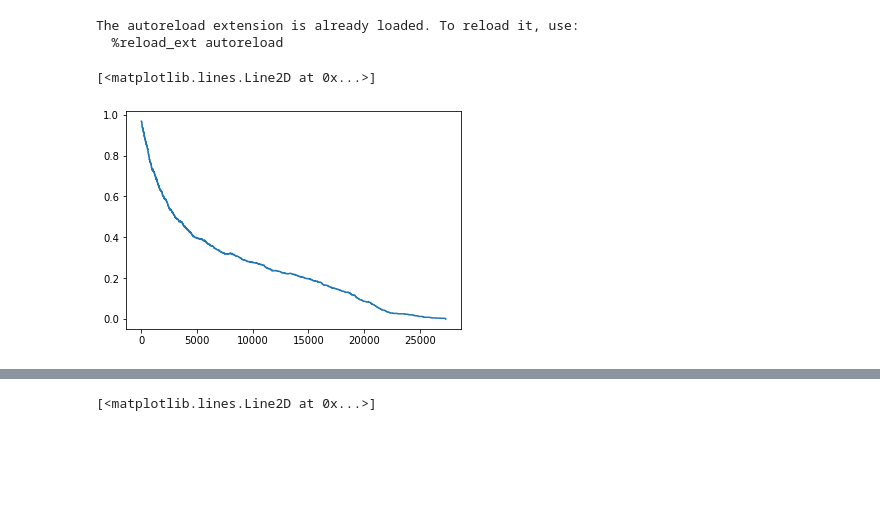
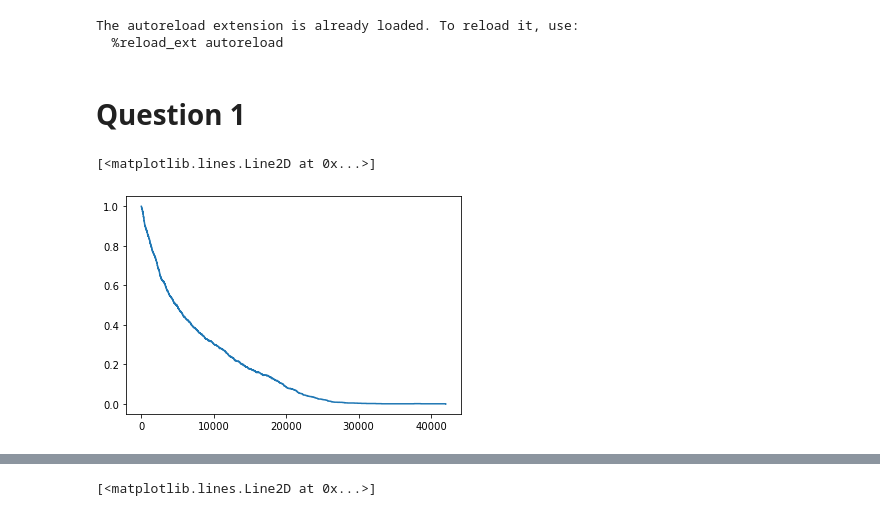
Before and after one commit to michelelupini/MC-project, a Jupyter notebook: new_main.ipynb, the cells around one changed output, grey strips where cells are left out. Drawn from its saved outputs; the diff is of its cells as text; code cells hidden in the pictures; blank space fills up the shorter version.

```diff
--- a/new_main.ipynb
+++ b/new_main.ipynb
@@ -11,6 +11,8 @@ import matplotlib.pyplot as plt
 # %% [output]
 The autoreload extension is already loaded. To reload it, use:
   %reload_ext autoreload
+# %% [markdown]
+# Question 1
 # %%
 # init parameters, same for question 1 and 2
 m = 2000
@@ -18,10 +20,10 @@ d = 2000
 s = d/100
 iterations = 100*d
 # %%
-beta=50
+# check everything is working
+beta = 10
 run_exp = RunExperiment(beta, m, d, s)
-
-plt.plot(run_exp.get_sampling_losses(1000000), label = 'beta=100')
+plt.plot(run_exp.get_sampling_losses(iterations))
 # %% [output]
 [<matplotlib.lines.Line2D at 0x...>]
-[figure, old version]
+[figure, new version]
```
Also changed, not shown: parts of 6 cells of this notebook, 8 other files.
